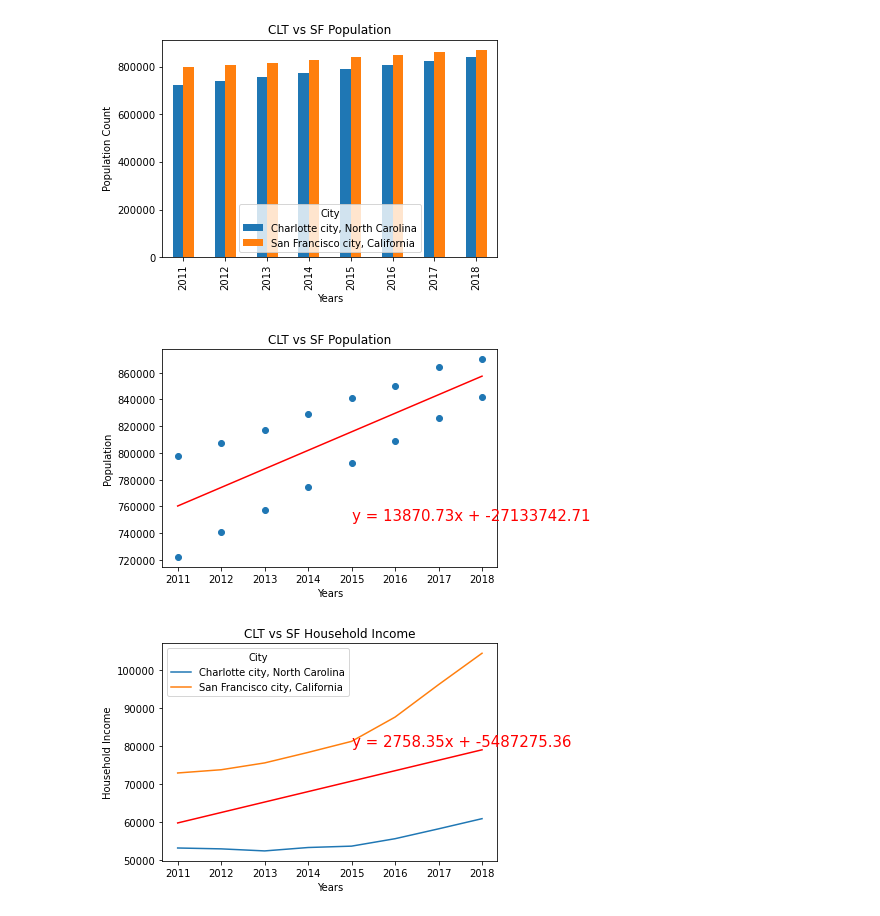
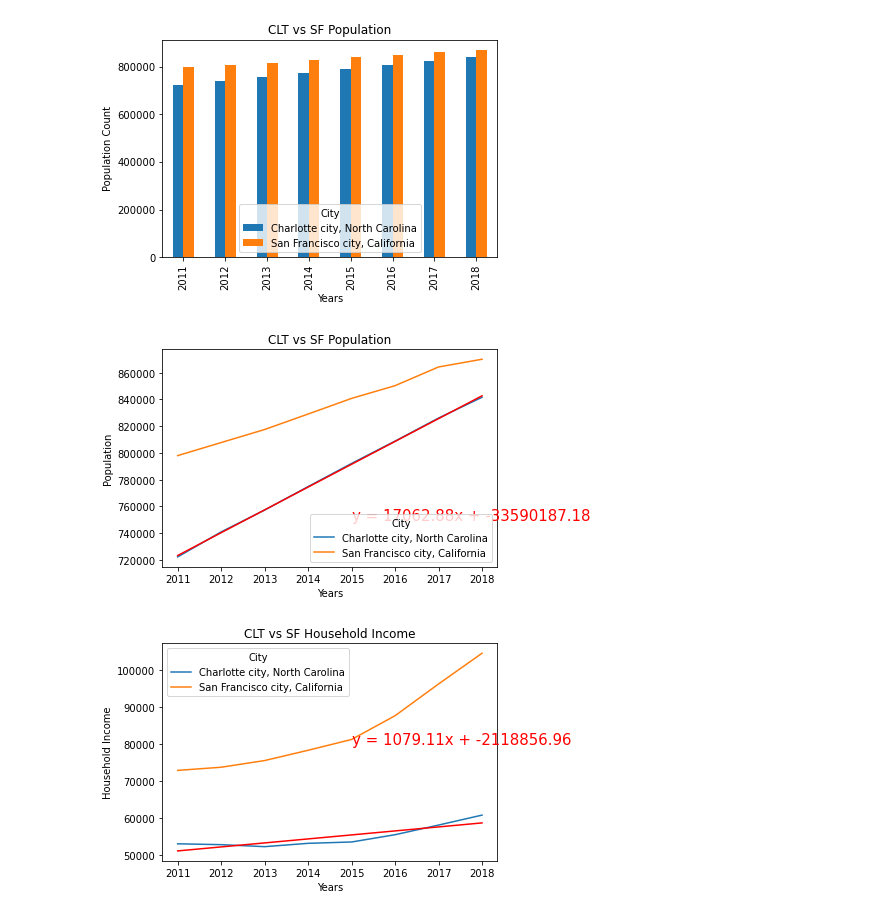
Before and after one commit to plmcgriff21/Project1, a Jupyter notebook: Graham project.ipynb, the cells around one changed output. Drawn from its saved outputs; the diff is of its cells as text; code cells hidden in the pictures.

Commit message:
modified graphs

```diff
--- a/Graham project.ipynb
+++ b/Graham project.ipynb
@@ -349,26 +349,28 @@ plt.show()
 # %%
 #Create a line graph to show Population count from 2011 to 2018
 from scipy.stats import linregress
-x_values = final_census_data["Year"]
-y_values = final_census_data["Population"]
+clt = final_census_data.loc[final_census_data['City']=='Charlotte city, North Carolina']
+x_values = clt["Year"]
+y_values = clt["Population"]
 slope, intercept, rvalue, pvalue, stderr = linregress(x_values, y_values)
 regress_values = x_values * slope + intercept
 line_eq = "y = " + str(round(slope,2)) + "x + " + str(round(intercept,2))
-plt.scatter(x_values,y_values)
+df.pivot(index='Year',columns='City', values='Population').plot(kind='line')
 plt.plot(x_values,regress_values,"r-")
 plt.annotate(line_eq,(2015, 750000),fontsize=15,color="red")
 plt.xlabel('Years')
 plt.ylabel('Population')
 plt.title('CLT vs SF Population')
 plt.savefig("Population Line Graph")
 plt.show()
 # %% [output]
-[figure, old version]
+[figure, new version]
 # %%
 #Create a line graph to show  count from 2011 to 2018
 from scipy.stats import linregress
-x_values = final_census_data["Year"]
-y_values = final_census_data["Household Income"]
+clt = final_census_data.loc[final_census_data['City']=='Charlotte city, North Carolina']
+x_values = clt["Year"]
+y_values = clt["Household Income"]
 slope, intercept, rvalue, pvalue, stderr = linregress(x_values, y_values)
 regress_values = x_values * slope + intercept
 line_eq = "y = " + str(round(slope,2)) + "x + " + str(round(intercept,2))
@@ -383,4 +385,4 @@ plt.ylabel('Household Income')
 plt.savefig("Household Income Line Graph")
 plt.show()
 # %% [output]
-[figure, old version]
+[figure, new version]
```
Also changed, not shown: 2 other files.
